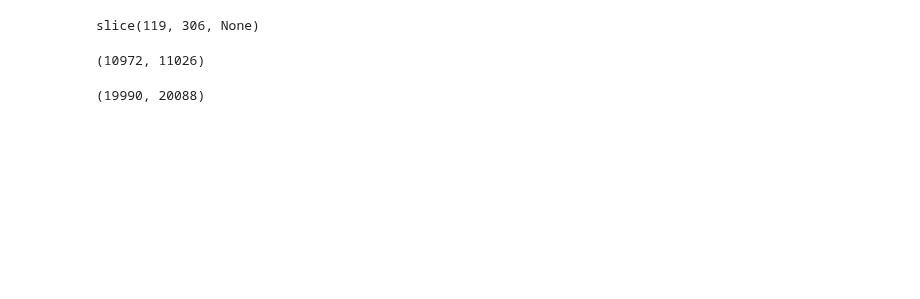
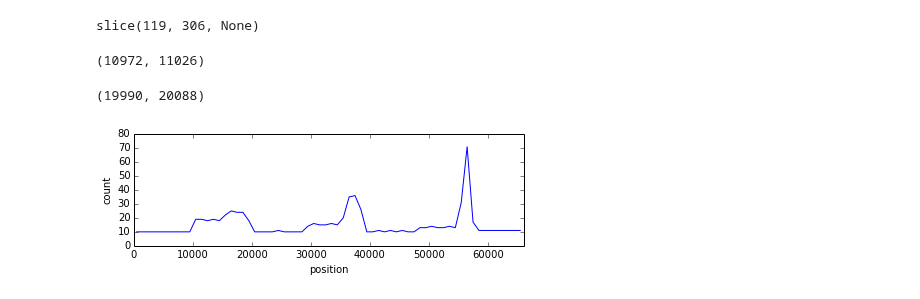
Before and after one commit to alimanfoo/anhima, a Jupyter notebook: examples/loc.ipynb, the cells around one changed output. Drawn from its saved outputs; the diff is of its cells as text; code cells hidden in the pictures; blank space fills up the shorter version.

```diff
--- a/examples/loc.ipynb
+++ b/examples/loc.ipynb
@@ -44,3 +46,8 @@ pos[loc.start-1], pos[loc.start]
 pos[loc.stop-1], pos[loc.stop]
 # %% [output]
 (19990, 20088)
+# %%
+# plot variant counts
+anhima.loc.windowed_variant_counts_plot(pos, window_size=1000);
+# %% [output]
+[figure, added]
```
Also changed, not shown: parts of 6 cells of this notebook, 12 other files.
